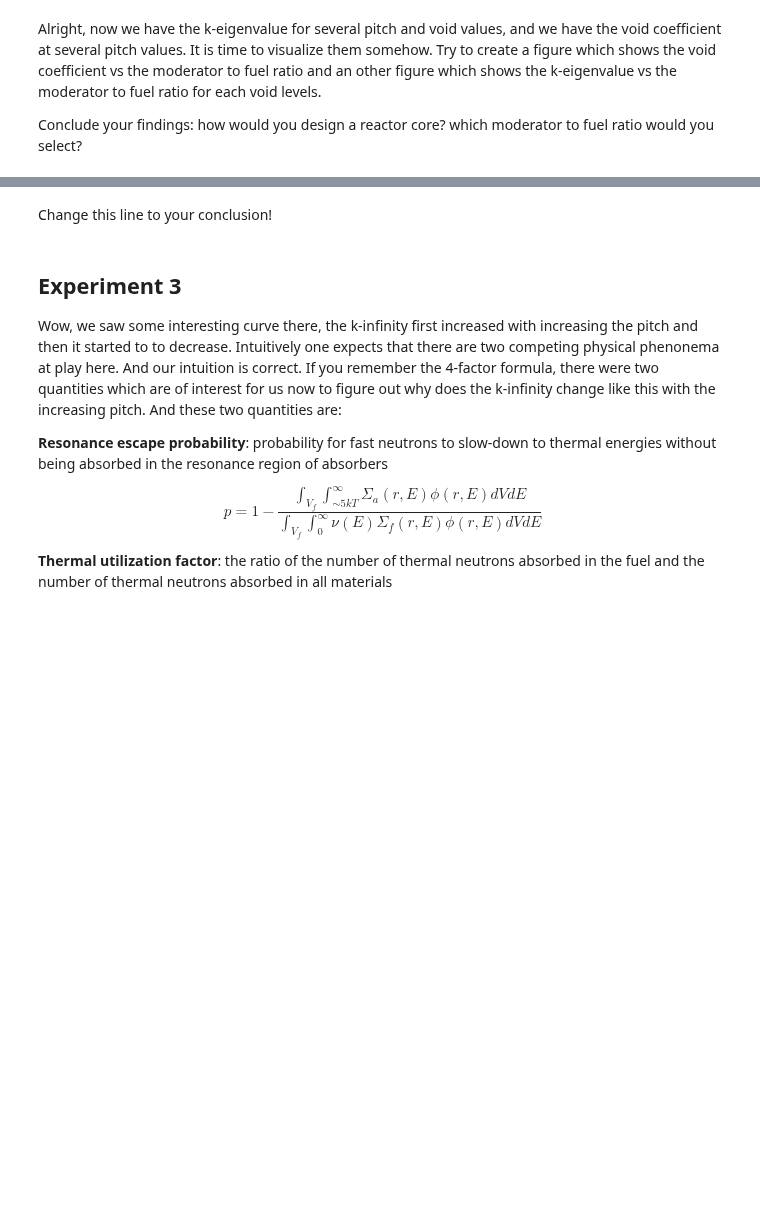
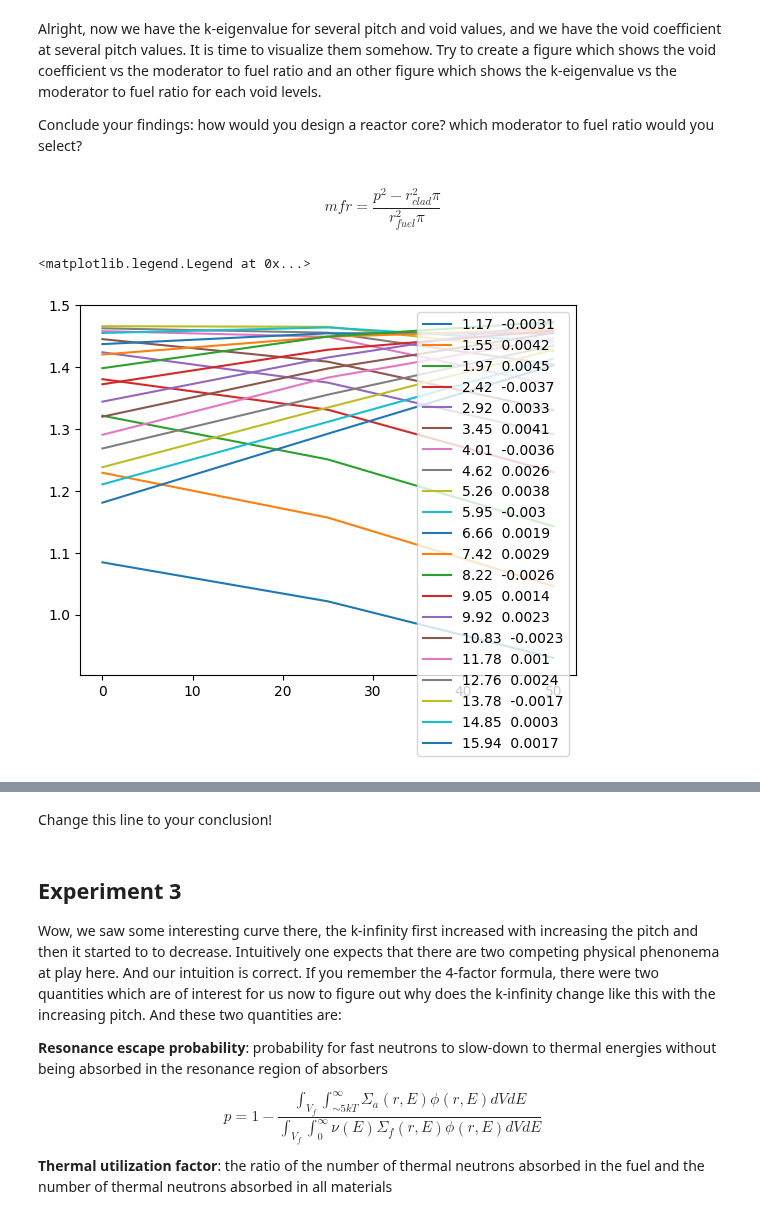
Before and after one commit to sewerininc/poetry_envs, a Jupyter notebook: reaktorfysik/RFP/Datalabs/Datalab10/10-openMC-Scripting.ipynb, the cells around one changed output, grey strips where cells are left out. Cells and saved outputs as stored; diff of their text form; code cells hidden in the pictures; blank space fills up the shorter version.

```diff
--- a/reaktorfysik/RFP/Datalabs/Datalab10/10-openMC-Scripting.ipynb
+++ b/reaktorfysik/RFP/Datalabs/Datalab10/10-openMC-Scripting.ipynb
@@ -174,14 +384,20 @@ from scipy.optimize import curve_fit
 
 os.system('rm *h5')
 
-pitch=[0.95,1.05,1.15,1.25,1.35,1.45,1.55,1.65,1.75,1.85,1.95,2.05]#,2.15,2.25,2.35,2.45,2.55,2.65,2.75,2.85,2.95]
-void=[0,25,50]
+pitch = np.arange(0.95, 3.05, 0.1)
+void = [0,25,50]
 
+all_results = []
 #initialize lists to store results
 for pi in pitch:
     #initialize list to store keff values
     for v in void:
-        #your code to call the pincell, run it, and store the k-effective comes here
+        mod = pincell(pitch=pi,void=v)
+        output = mod.run()
+
+        sp = openmc.StatePoint(output)
+        all_results.append(sp.keff.nominal_value)
+
         os.system('rm %s'%output)
         os.system('rm summary.h5')
     #your code to estimate the void-coefficient from a linear fit. and to store the data
@@ -189,4 +611,24 @@ for pi in pitch:
 Alright, now we have the k-eigenvalue for several pitch and void values, and we have the void coefficient at several pitch values. It is time to visualize them somehow. Try to create a figure which shows the void coefficient vs the moderator to fuel ratio and an other figure which shows the k-eigenvalue vs the moderator to fuel ratio for each void levels.
 
 Conclude your findings: how would you design a reactor core? which moderator to fuel ratio would you select?
+# %%
+all_results
+slopes = []
+for i in range(int(len(all_results) / 3)):
+    slope, intercept = np.polyfit(void, all_results[i*3: i*3+3], 1)
+    slopes.append(slope)
+# %% [markdown]
+$$mfr=\frac{p^2-r_{clad}^2\pi}{r_{fuel}^2\pi}$$
+# %%
+r_clad = 0.3 # m
+r_fuel = 0.41 # m
+mfr = (pitch**2 - r_clad **2 * np.pi) / (r_fuel **2 * np.pi)
+# %%
+for i in range(len(pitch)):
+    plt.plot(void, all_results[i*3:i*3 + 3], label=str(round(mfr[i],2)) + "  " + str(round(slopes[i], 4)))
+
+plt.legend()
+# %% [output]
+<matplotlib.legend.Legend at 0x...>
+[figure, added]
 # %%
```
Also changed, not shown: parts of 7 cells of this notebook, 1 other file.
